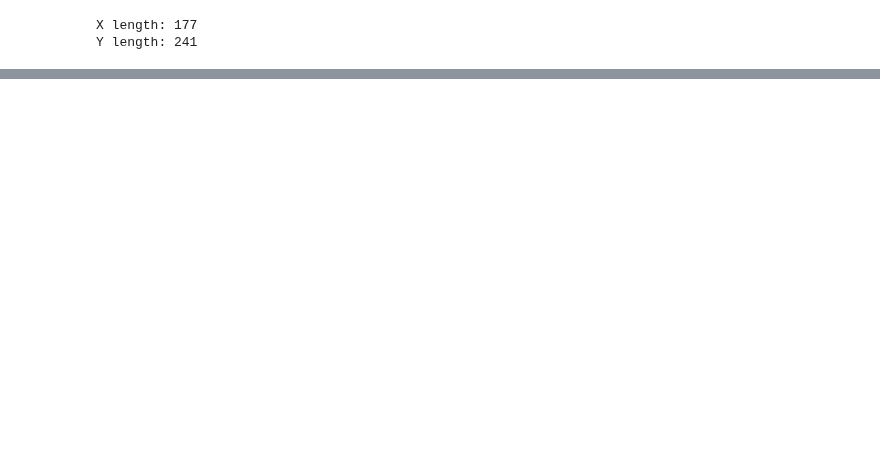
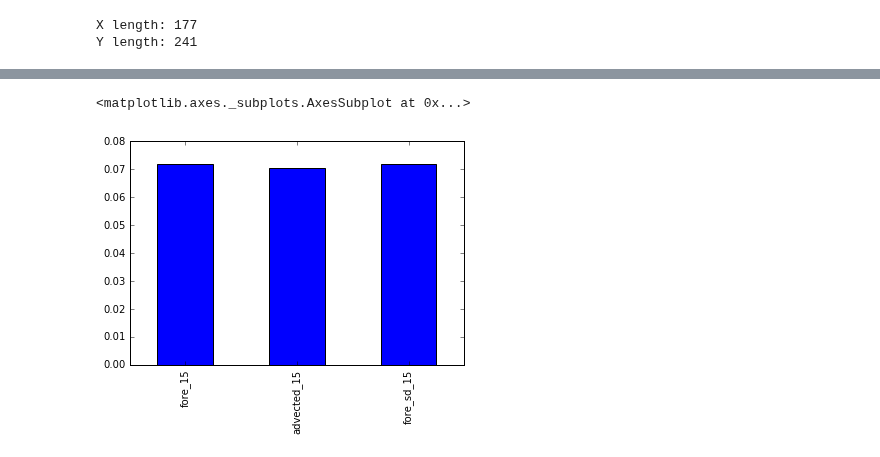
Before and after one commit to travisMharty/letkf_forecasting, a Jupyter notebook: run_file.ipynb, the cells around one changed output, grey strips where cells are left out. Cells and saved outputs as stored; diff of their text form; code cells hidden in the pictures; blank space fills up the shorter version.

```diff
--- a/run_file.ipynb
+++ b/run_file.ipynb
@@ -154,4 +114,0 @@ l_V_const = pd.DataFrame(data=np.ones_like(l_V),
-# %%
-x_sat = np.load('./data/for_15/x_fine.npy')
-y_sat = np.load('./data/for_15/y_fine.npy')
-domain_shape = np.load('./data/for_15/fine_shape.npy')
@@ -242,10 +159,8 @@ crop_indicies_2d_error = np.array([south_north_error_crop.ravel(),
 flat_error_domain = np.ravel_multi_index(crop_indicies_2d_error,
                                          crop_shape)
 # %%
-cci_crop = corrected_cloudiness[flat_crop_indicies]
-cci_crop.columns = np.arange(flat_crop_indicies.size, dtype='int')
-csi_crop = pd.DataFrame(data=np.polyval(SUNY_coeff, cci_crop),
-                        index=cci_crop.index)
+csi_crop = csi[flat_crop_indicies]
+csi_crop.columns = np.arange(flat_crop_indicies.size, dtype='int')
 # %%
 U_crop = U_smooth[flat_crop_indicies_U]
 U_crop.columns = np.arange(flat_crop_indicies_U.size, dtype='int')
@@ -400,0 +460,5 @@ advection_number_ni: 5
+# %%
+error_stats[['fore_15', 'advected_15', 'fore_sd_15']].mean().plot.bar()
+# %% [output]
+<matplotlib.axes._subplots.AxesSubplot at 0x...>
+[figure, added]
```
Also changed, not shown: parts of 47 cells of this notebook.
